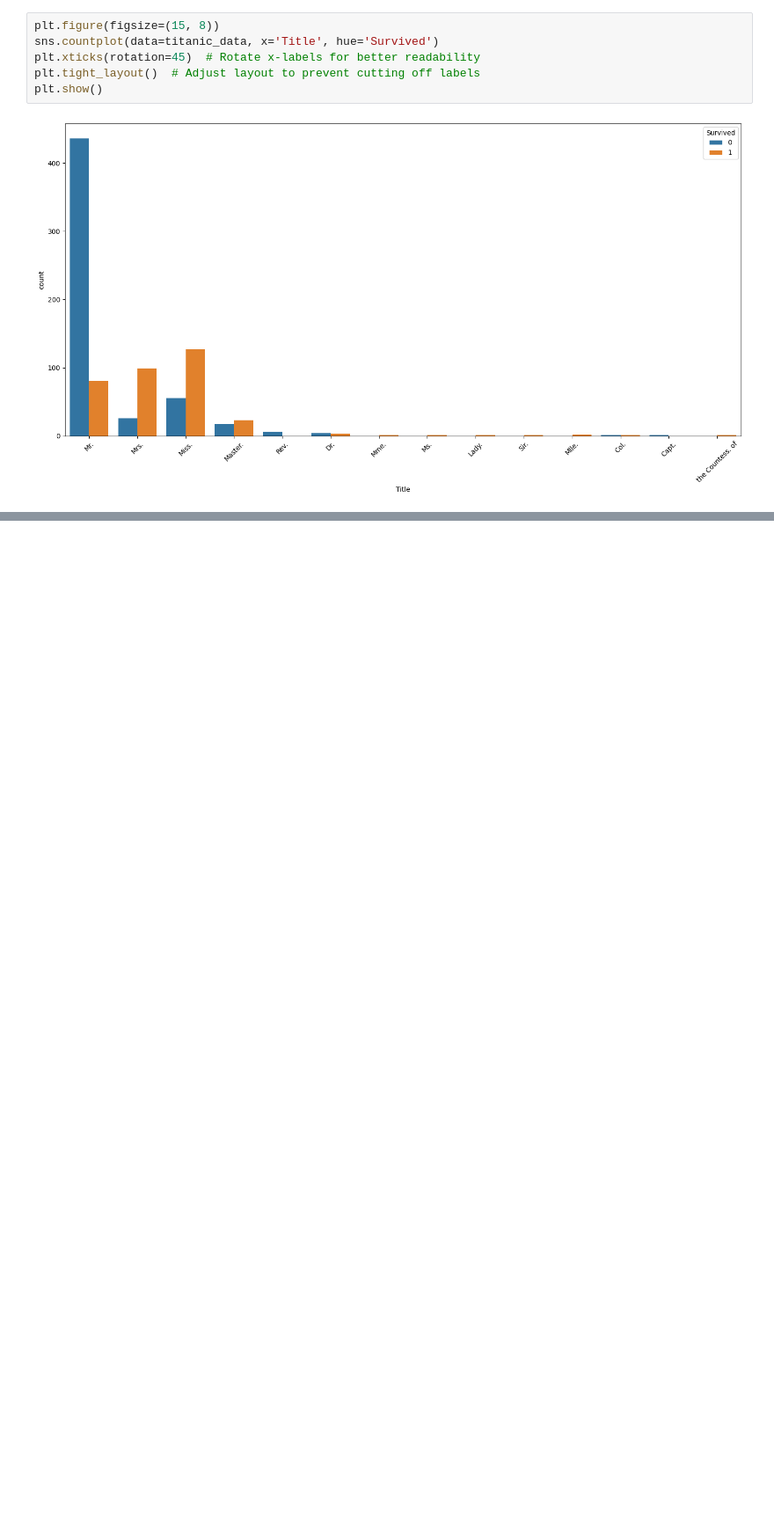
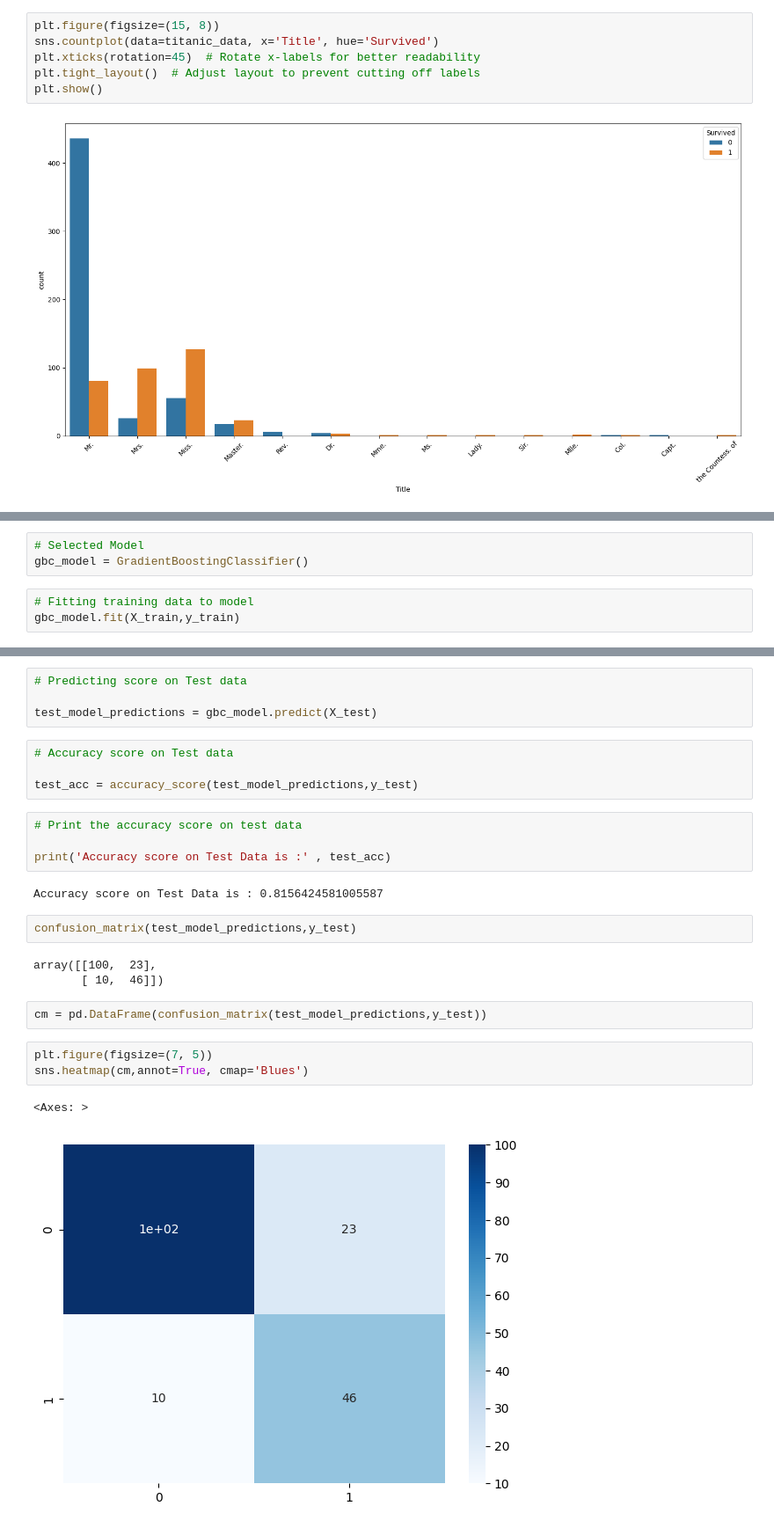
Before and after one commit to alb1nut/Kaggle-Titanic-Challenge-Machine-Learning-from-Disaster., a Jupyter notebook: Kaggle_Titanic_Challenge_–_Machine_Learning_from_Disaster_.ipynb, the cells around one changed output, grey strips where cells are left out. Shown: that part at 88% size. Cells and saved outputs as stored; diff of their text form; blank space fills up the shorter version.

```diff
--- a/Kaggle_Titanic_Challenge_–_Machine_Learning_from_Disaster_.ipynb
+++ b/Kaggle_Titanic_Challenge_–_Machine_Learning_from_Disaster_.ipynb
@@ -392,0 +734,6 @@ plt.show()
+# %%
+# Selected Model
+gbc_model = GradientBoostingClassifier()
+# %%
+# Fitting training data to model
+gbc_model.fit(X_train,y_train)
@@ -392,0 +753,27 @@ plt.show()
+# %%
+# Predicting score on Test data
+
+test_model_predictions = gbc_model.predict(X_test)
+# %%
+# Accuracy score on Test data
+
+test_acc = accuracy_score(test_model_predictions,y_test)
+# %%
+# Print the accuracy score on test data
+
+print('Accuracy score on Test Data is :' , test_acc)
+# %% [output]
+Accuracy score on Test Data is : 0.8156424581005587
+# %%
+confusion_matrix(test_model_predictions,y_test)
+# %% [output]
+array([[100,  23],
+       [ 10,  46]])
+# %%
+cm = pd.DataFrame(confusion_matrix(test_model_predictions,y_test))
+# %%
+plt.figure(figsize=(7, 5))
+sns.heatmap(cm,annot=True, cmap='Blues')
+# %% [output]
+<Axes: >
+[figure, added]
```
Also changed, not shown: parts of 72 cells of this notebook, 3 other files.
